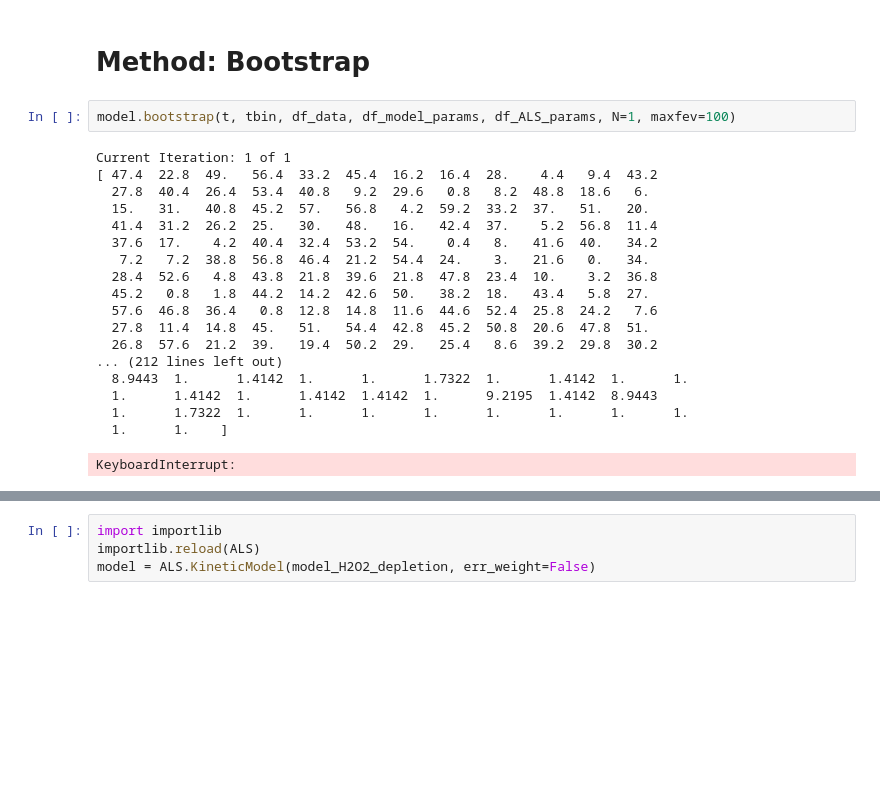
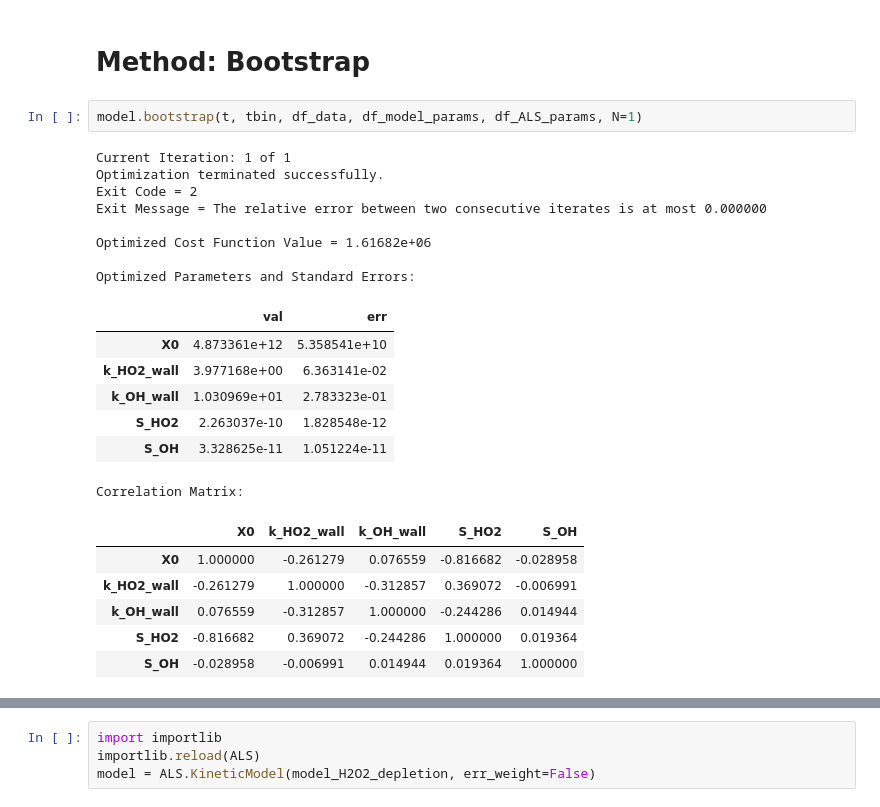
Before and after one commit to mdsmarte/ALS-Kinetic-Model, a Jupyter notebook: ex_notebook_1.ipynb, the cells around one changed output, grey strips where cells are left out. Drawn from its saved outputs; the diff is of its cells as text; blank space fills up the shorter version.

```diff
--- a/ex_notebook_1.ipynb
+++ b/ex_notebook_1.ipynb
@@ -572,23 +574,26 @@ Correlation Matrix:
 # %% [markdown]
 # Method: Bootstrap
 # %%
-model.bootstrap(t, tbin, df_data, df_model_params, df_ALS_params, N=1, maxfev=100)
+model.bootstrap(t, tbin, df_data, df_model_params, df_ALS_params, N=1)
 # %% [output]
 Current Iteration: 1 of 1
-[ 47.4  22.8  49.   56.4  33.2  45.4  16.2  16.4  28.    4.4   9.4  43.2
-  27.8  40.4  26.4  53.4  40.8   9.2  29.6   0.8   8.2  48.8  18.6   6.
-  15.   31.   40.8  45.2  57.   56.8   4.2  59.2  33.2  37.   51.   20.
-  41.4  31.2  26.2  25.   30.   48.   16.   42.4  37.    5.2  56.8  11.4
-  37.6  17.    4.2  40.4  32.4  53.2  54.    0.4   8.   41.6  40.   34.2
-   7.2   7.2  38.8  56.8  46.4  21.2  54.4  24.    3.   21.6   0.   34.
-  28.4  52.6   4.8  43.8  21.8  39.6  21.8  47.8  23.4  10.    3.2  36.8
-  45.2   0.8   1.8  44.2  14.2  42.6  50.   38.2  18.   43.4   5.8  27.
-  57.6  46.8  36.4   0.8  12.8  14.8  11.6  44.6  52.4  25.8  24.2   7.6
-  27.8  11.4  14.8  45.   51.   54.4  42.8  45.2  50.8  20.6  47.8  51.
-  26.8  57.6  21.2  39.   19.4  50.2  29.   25.4   8.6  39.2  29.8  30.2
-... (212 lines left out)
-  8.9443  1.      1.4142  1.      1.      1.7322  1.      1.4142  1.      1.
-  1.      1.4142  1.      1.4142  1.4142  1.      9.2195  1.4142  8.9443
-  1.      1.7322  1.      1.      1.      1.      1.      1.      1.      1.
-  1.      1.    ]
+Optimization terminated successfully.
+Exit Code = 2
+Exit Message = The relative error between two consecutive iterates is at most 0.000000
+
+Optimized Cost Function Value = 1.61682e+06
+
+Optimized Parameters and Standard Errors:
+|  | val | err |
+| X0 | 4.873361e+12 | 5.358541e+10 |
+| k_HO2_wall | 3.977168e+00 | 6.363141e-02 |
+| k_OH_wall | 1.030969e+01 | 2.783323e-01 |
+| S_HO2 | 2.263037e-10 | 1.828548e-12 |
+| S_OH | 3.328625e-11 | 1.051224e-11 |
-KeyboardInterrupt:
+Correlation Matrix:
+|  | X0 | k_HO2_wall | k_OH_wall | S_HO2 | S_OH |
+| X0 | 1.000000 | -0.261279 | 0.076559 | -0.816682 | -0.028958 |
+| k_HO2_wall | -0.261279 | 1.000000 | -0.312857 | 0.369072 | -0.006991 |
+| k_OH_wall | 0.076559 | -0.312857 | 1.000000 | -0.244286 | 0.014944 |
+| S_HO2 | -0.816682 | 0.369072 | -0.244286 | 1.000000 | 0.019364 |
+| S_OH | -0.028958 | -0.006991 | 0.014944 | 0.019364 | 1.000000 |
```
Also changed, not shown: parts of 5 cells of this notebook, 2 other files.
